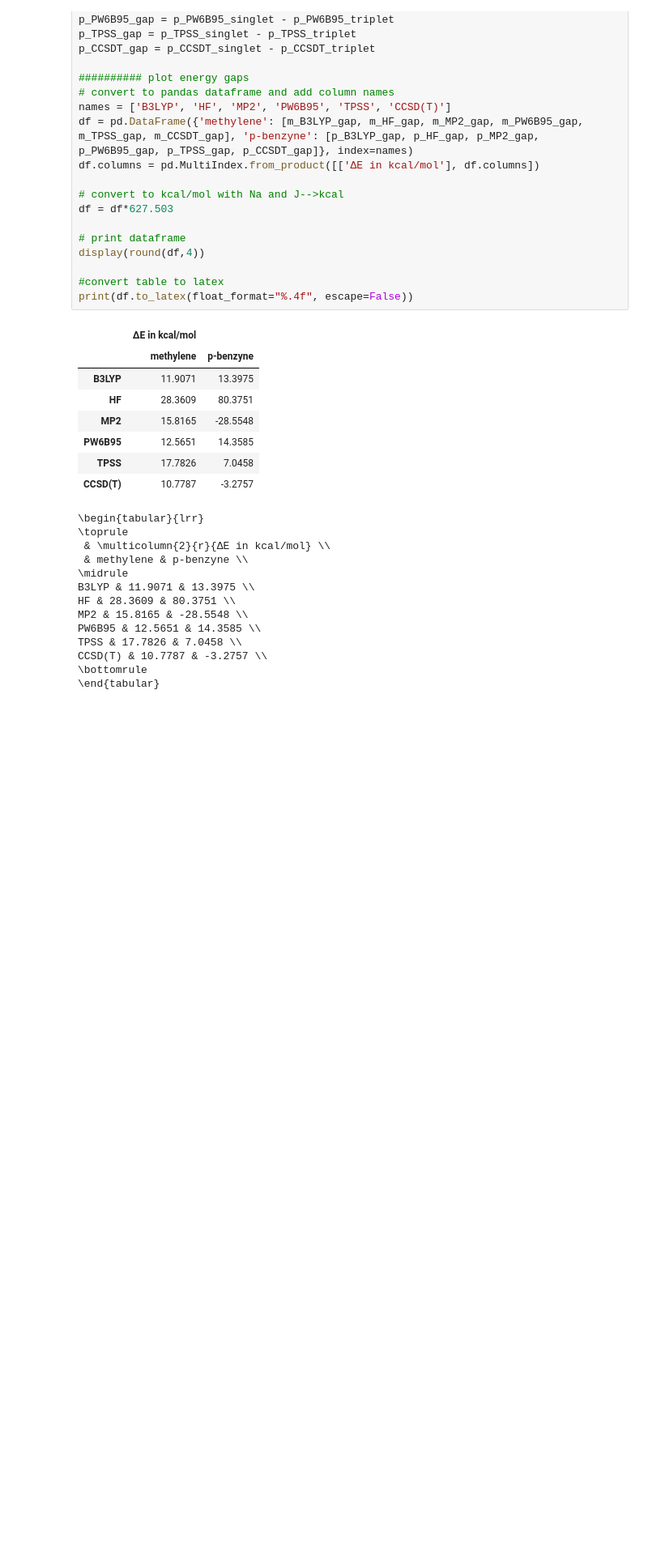
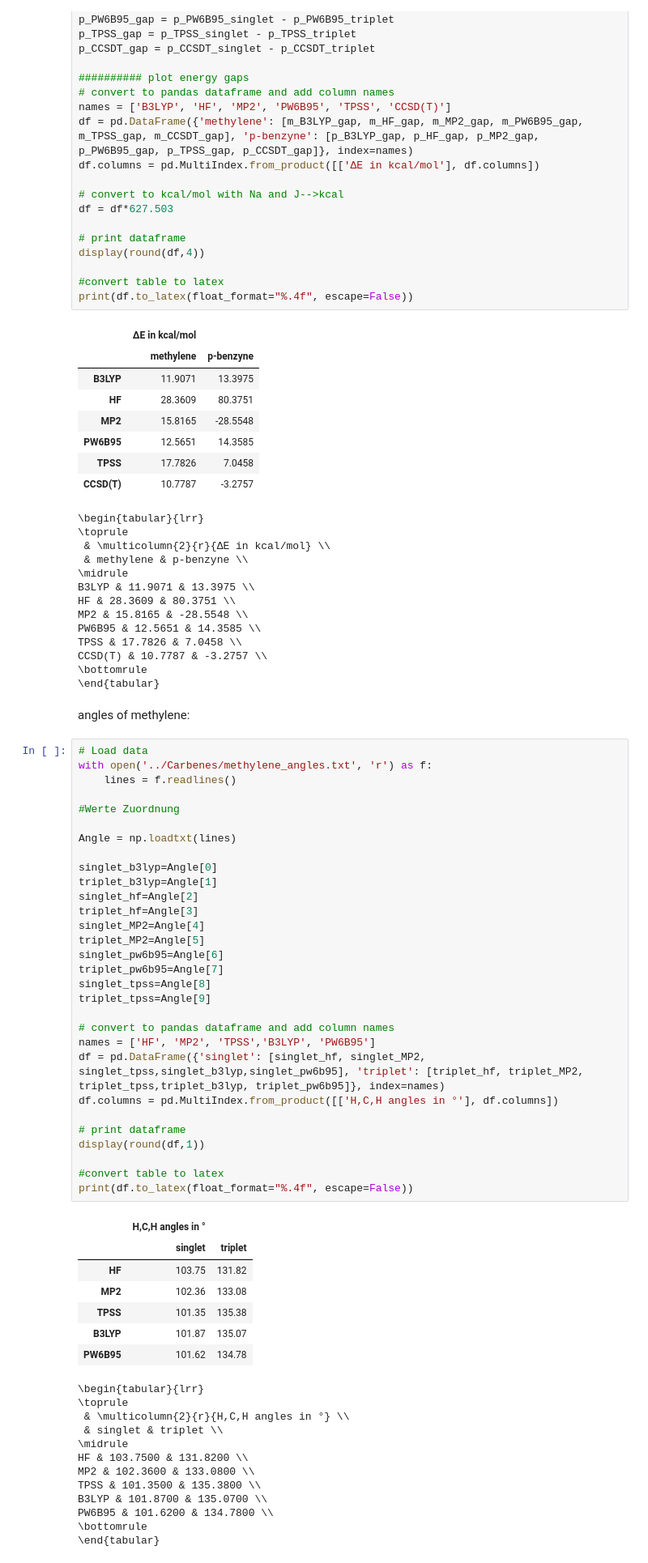
Before and after one commit to fabianherpell/qc2-application, a Jupyter notebook: Multireference/auswertung.ipynb, the cells around one changed output. Shown at 81% size. Cells and saved outputs as stored; diff of their text form; blank space fills up the shorter version.

Commit message:
methylene angles done

```diff
--- a/Multireference/auswertung.ipynb
+++ b/Multireference/auswertung.ipynb
@@ -344,3 +344,55 @@ TPSS & 17.7826 & 7.0458 \\
 CCSD(T) & 10.7787 & -3.2757 \\
 \bottomrule
 \end{tabular}
+# %% [markdown]
+angles of methylene:
+# %%
+# Load data
+with open('../Carbenes/methylene_angles.txt', 'r') as f:
+    lines = f.readlines()
+
+#Werte Zuordnung
+
+Angle = np.loadtxt(lines)
+
+singlet_b3lyp=Angle[0]
+triplet_b3lyp=Angle[1]
+singlet_hf=Angle[2]
+triplet_hf=Angle[3]
+singlet_MP2=Angle[4]
+triplet_MP2=Angle[5]
+singlet_pw6b95=Angle[6]
+triplet_pw6b95=Angle[7]
+singlet_tpss=Angle[8]
+triplet_tpss=Angle[9]
+
+# convert to pandas dataframe and add column names
+names = ['HF', 'MP2', 'TPSS','B3LYP', 'PW6B95']
+df = pd.DataFrame({'singlet': [singlet_hf, singlet_MP2, singlet_tpss,singlet_b3lyp,singlet_pw6b95], 'triplet': [triplet_hf, triplet_MP2, triplet_tpss,triplet_b3lyp, triplet_pw6b95]}, index=names)
+df.columns = pd.MultiIndex.from_product([['H,C,H angles in °'], df.columns])
+
+# print dataframe
+display(round(df,1))
+
+#convert table to latex
+print(df.to_latex(float_format="%.4f", escape=False))
+# %% [output]
+|  | H,C,H angles in ° |  |
+|  | singlet | triplet |
+| HF | 103.75 | 131.82 |
+| MP2 | 102.36 | 133.08 |
+| TPSS | 101.35 | 135.38 |
+| B3LYP | 101.87 | 135.07 |
+| PW6B95 | 101.62 | 134.78 |
+\begin{tabular}{lrr}
+\toprule
+ & \multicolumn{2}{r}{H,C,H angles in °} \\
+ & singlet & triplet \\
+\midrule
+HF & 103.7500 & 131.8200 \\
+MP2 & 102.3600 & 133.0800 \\
+TPSS & 101.3500 & 135.3800 \\
+B3LYP & 101.8700 & 135.0700 \\
+PW6B95 & 101.6200 & 134.7800 \\
+\bottomrule
+\end{tabular}
```
Also changed, not shown: 2 other files.
